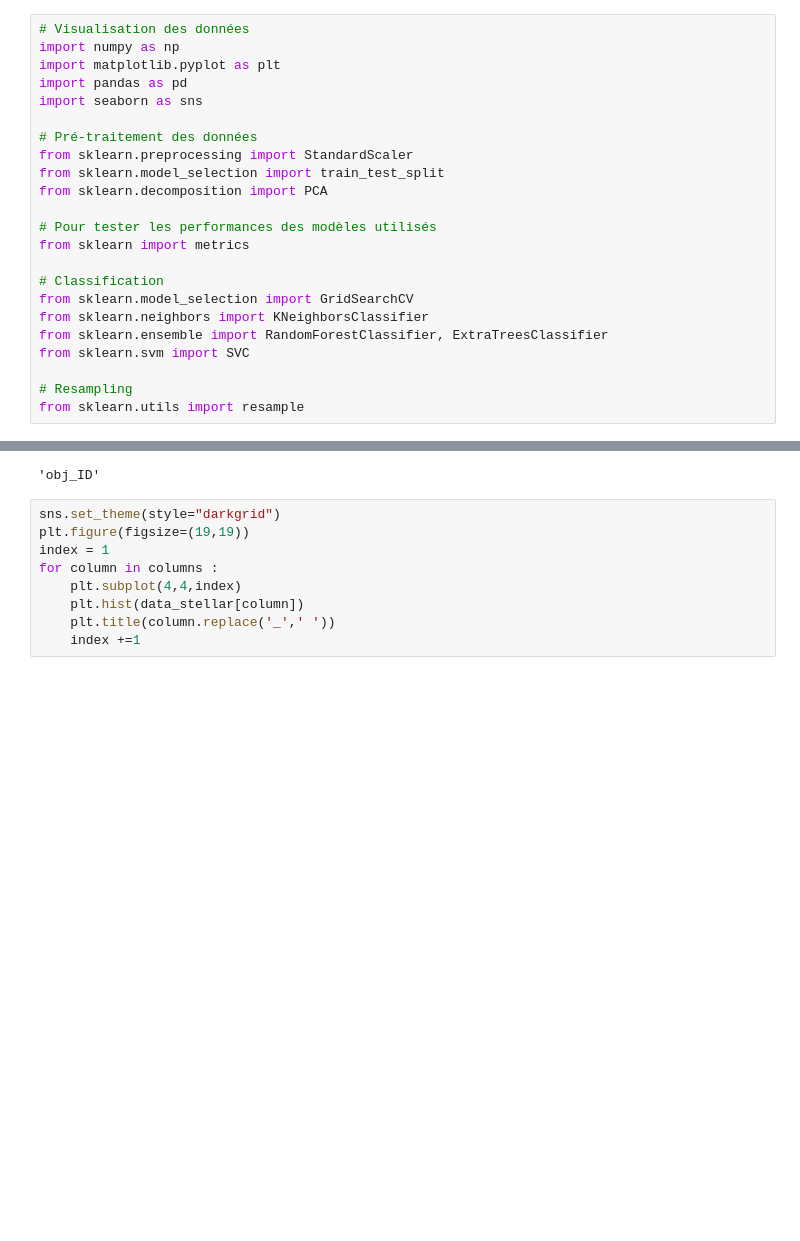
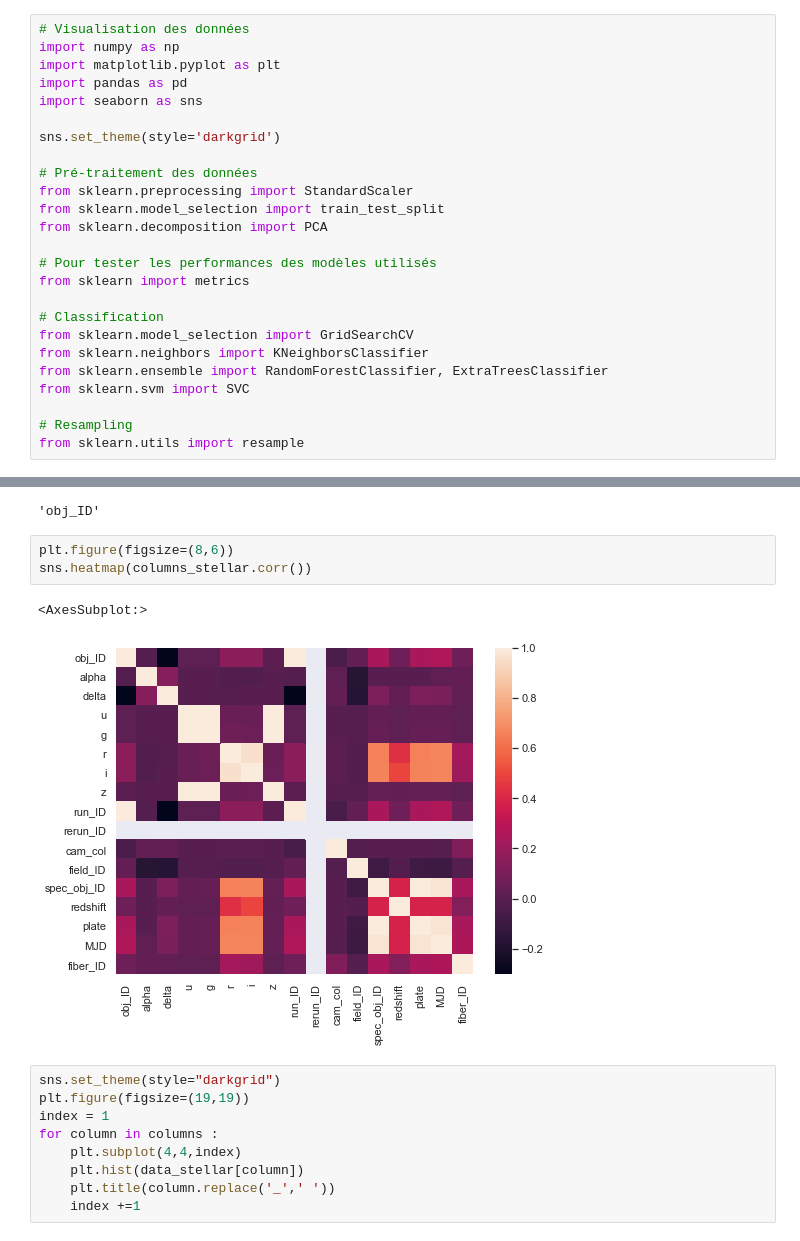
Before and after one commit to MohamedNennouche/Computer-Vision-with-Python, a Jupyter notebook: Seance 3/notebook-stellar.ipynb, the cells around one changed output, grey strips where cells are left out. Saved outputs shown, nothing was run; the diff lists cells and outputs as text; blank space fills up the shorter version.

```diff
--- a/Seance 3/notebook-stellar.ipynb
+++ b/Seance 3/notebook-stellar.ipynb
@@ -4,6 +4,8 @@ import numpy as np
 import matplotlib.pyplot as plt
 import pandas as pd
 import seaborn as sns
+
+sns.set_theme(style='darkgrid')
 
 # Pré-traitement des données
 from sklearn.preprocessing import StandardScaler
@@ -94,6 +105,12 @@ columns = list(columns_stellar.columns)
 columns.pop(0)
 # %% [output]
 'obj_ID'
+# %%
+plt.figure(figsize=(8,6))
+sns.heatmap(columns_stellar.corr())
+# %% [output]
+<AxesSubplot:>
+[figure, added]
 # %%
 sns.set_theme(style="darkgrid")
 plt.figure(figsize=(19,19))
```
Also changed, not shown: parts of 11 cells of this notebook, 2 other files.
